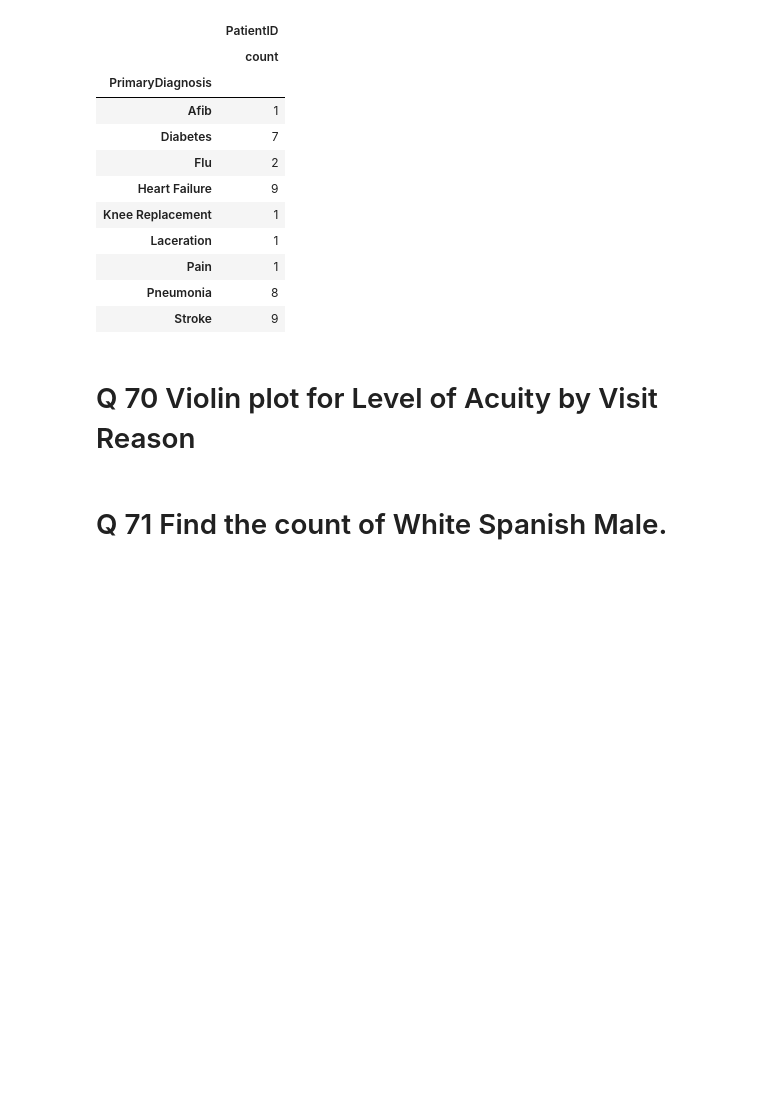
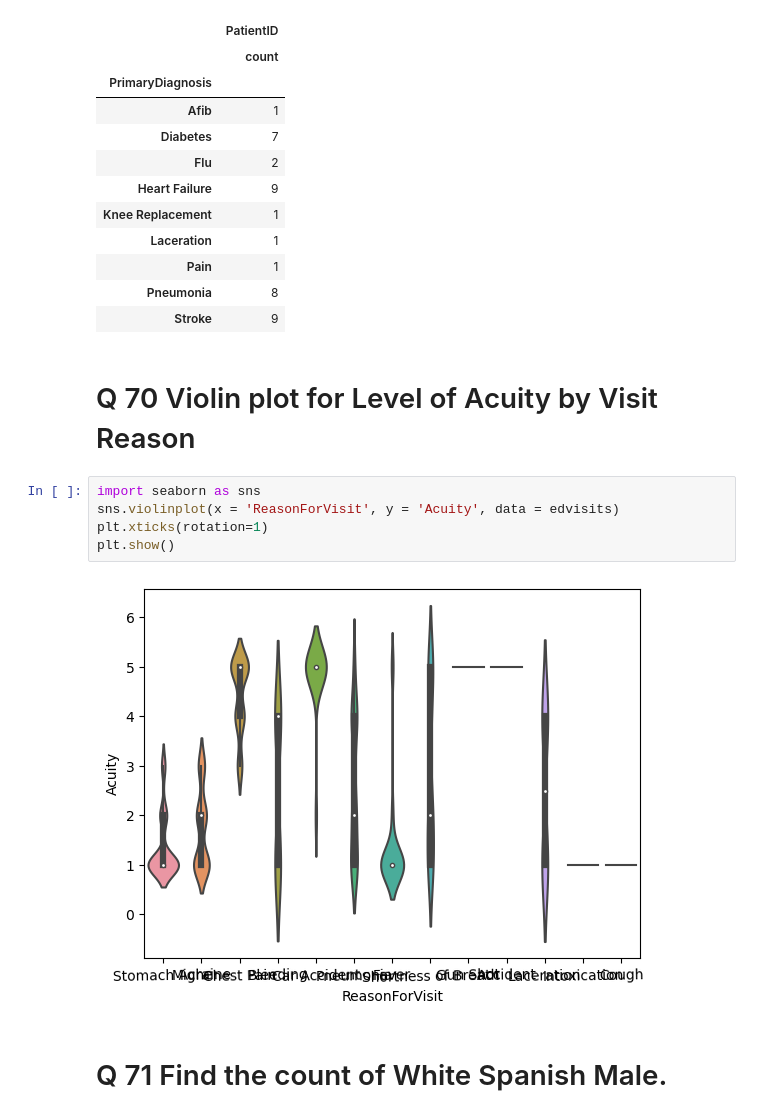
Before and after one commit to AbinayaGobinath/DataWranglers_PythonHackathon, a Jupyter notebook: DataWranglers_Finalquestions.ipynb, the cells around one changed output. Cells and saved outputs as stored; diff of their text form; blank space fills up the shorter version.

```diff
--- a/DataWranglers_Finalquestions.ipynb
+++ b/DataWranglers_Finalquestions.ipynb
@@ -167,6 +162,13 @@ discharges.loc[discharges.DischargeDisposition == 'Transfer'].groupby(['PrimaryD
 | Stroke | 9 |
 # %% [markdown]
 # Q 70 Violin plot for Level of Acuity by Visit Reason
+# %%
+import seaborn as sns
+sns.violinplot(x = 'ReasonForVisit', y = 'Acuity', data = edvisits)
+plt.xticks(rotation=1)
+plt.show()
+# %% [output]
+[figure, added]
 # %% [markdown]
 # Q 71 Find the count of White Spanish Male.
 # %%
```
Also changed, not shown: parts of 10 cells of this notebook.
